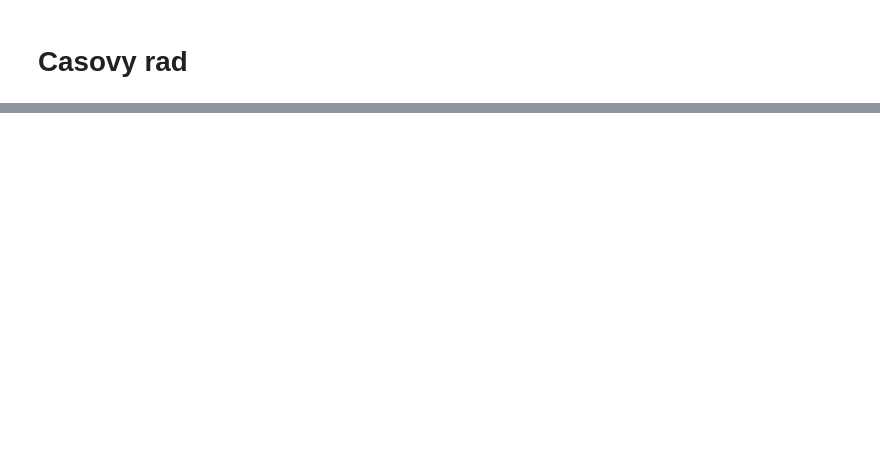
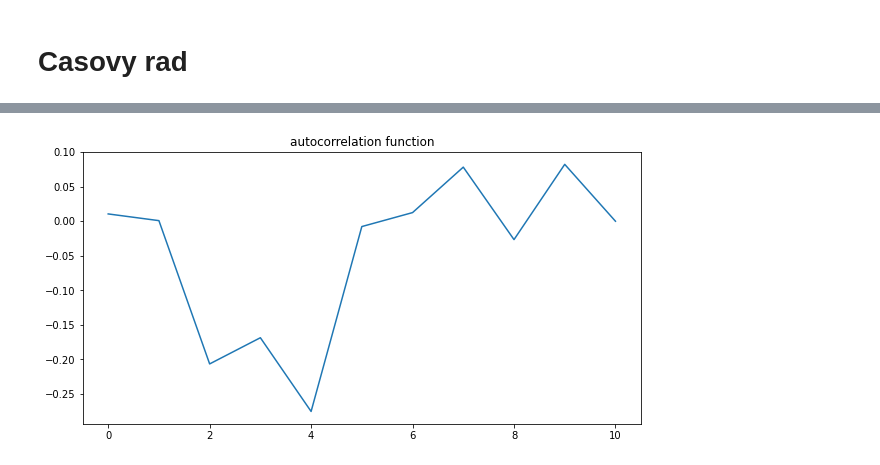
Before and after one commit to TheKompot/MAD, a Jupyter notebook: EDA.ipynb, the cells around one changed output, grey strips where cells are left out. Cells and saved outputs as stored; diff of their text form; code cells hidden in the pictures; blank space fills up the shorter version.

```diff
--- a/EDA.ipynb
+++ b/EDA.ipynb
@@ -151,0 +211,16 @@ plt.plot(df.groupby('date')['long'].count())
+# %%
+# autokorelacna funckia
+def auto_corr(h:int, y:np.array)->float:
+    N = len(y)
+    c0 =  (1/N) * np.sum([(i-np.mean(y))**2 for i in y])
+    ch = (1/N) * np.sum([ (y[i] - np.mean(y)) * (y[i+h] - np.mean(y)) for i in range(N-h)])
+    return ch/c0
+# %%
+y_autocorr = np.array([auto_corr(i+1,y_notrend) for i in range(len(y))])
+# %%
+plt.figure(figsize=(10,5))
+plt.plot(y_autocorr)
+plt.title("autocorrelation function")
+plt.show()
+# %% [output]
+[figure, added]
```
Also changed, not shown: parts of 30 cells of this notebook.
